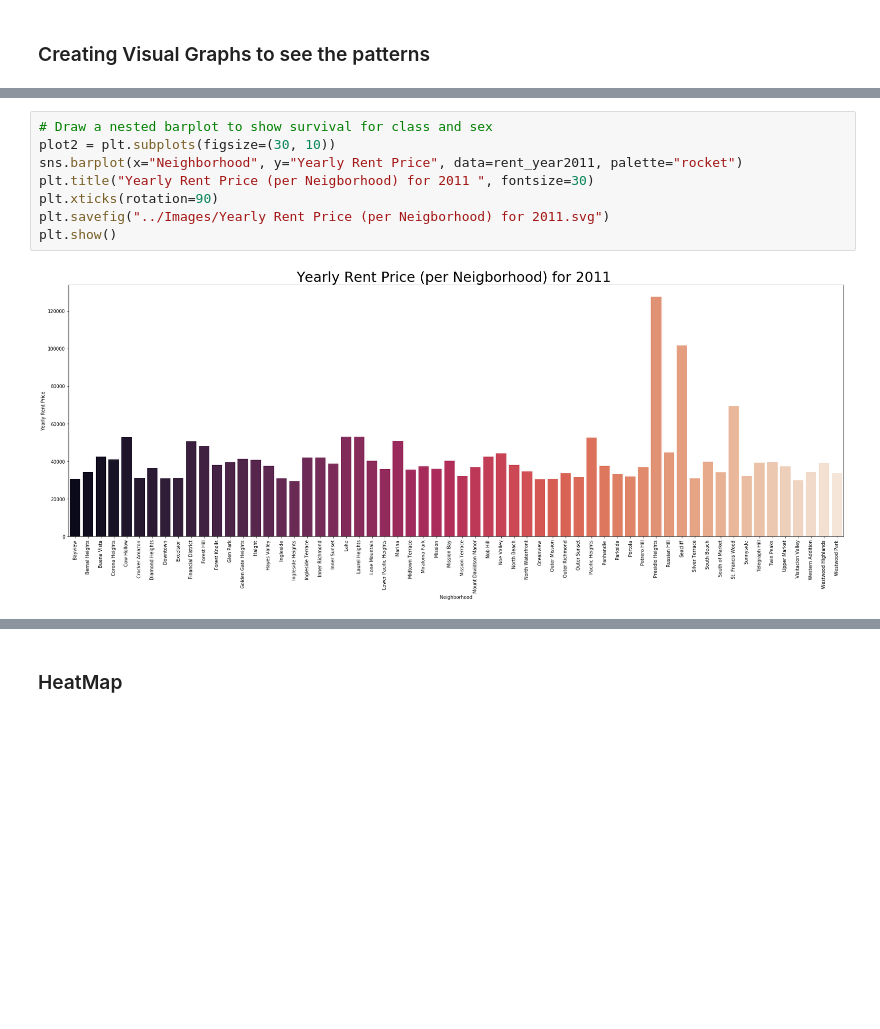
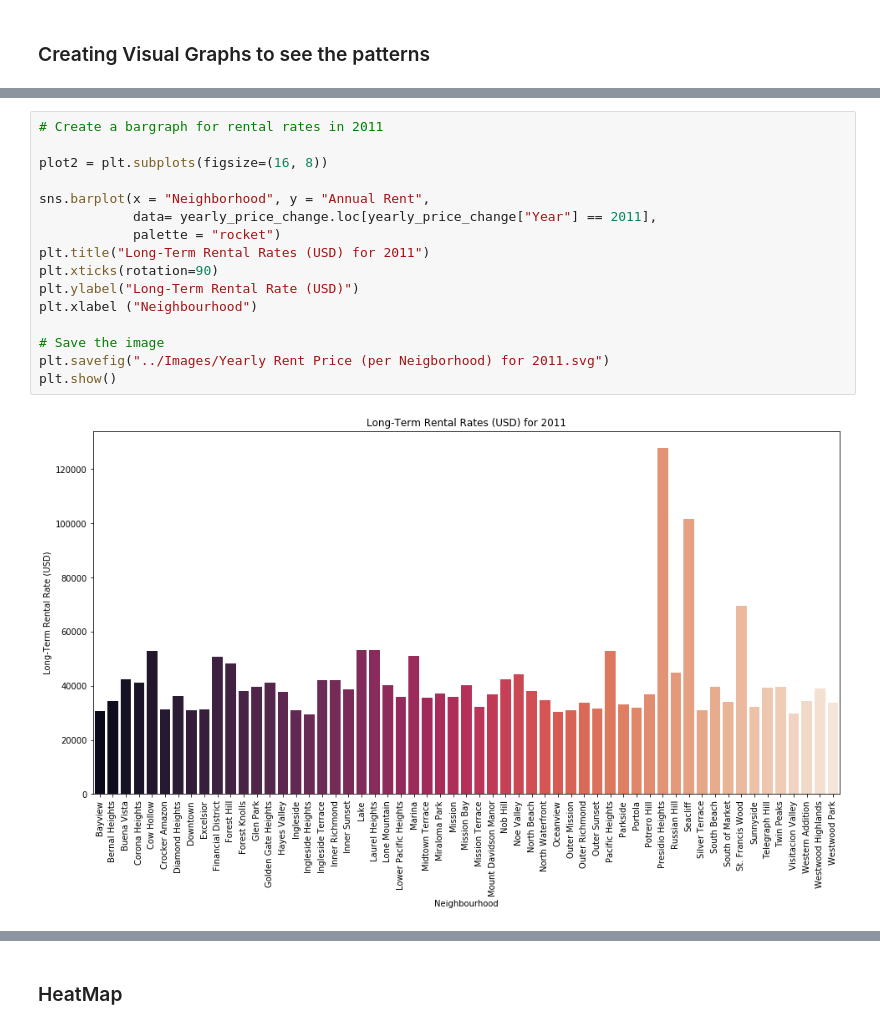
Before and after one commit to rochiecuevas/shared_accommodations, a Jupyter notebook: Rent and Housing Visualization/rent_house_visualisation.ipynb, the cells around one changed output, grey strips where cells are left out. Saved outputs shown, nothing was run; the diff lists cells and outputs as text; blank space fills up the shorter version.

```diff
--- a/Rent and Housing Visualization/rent_house_visualisation.ipynb
+++ b/Rent and Housing Visualization/rent_house_visualisation.ipynb
@@ -46,11 +60,19 @@ plt.show()
 # %%
-# Draw a nested barplot to show survival for class and sex
-plot2 = plt.subplots(figsize=(30, 10))
-sns.barplot(x="Neighborhood", y="Yearly Rent Price", data=rent_year2011, palette="rocket")
-plt.title("Yearly Rent Price (per Neigborhood) for 2011 ", fontsize=30)
+# Create a bargraph for rental rates in 2011
+
+plot2 = plt.subplots(figsize=(16, 8))
+
+sns.barplot(x = "Neighborhood", y = "Annual Rent",
+            data= yearly_price_change.loc[yearly_price_change["Year"] == 2011],
+            palette = "rocket")
+plt.title("Long-Term Rental Rates (USD) for 2011")
 plt.xticks(rotation=90)
+plt.ylabel("Long-Term Rental Rate (USD)")
+plt.xlabel ("Neighbourhood")
+
+# Save the image
 plt.savefig("../Images/Yearly Rent Price (per Neigborhood) for 2011.svg")
 plt.show()
 # %% [output]
-[figure, old version]
+[figure, new version]
 # %%
```
Also changed, not shown: parts of 11 cells of this notebook.
